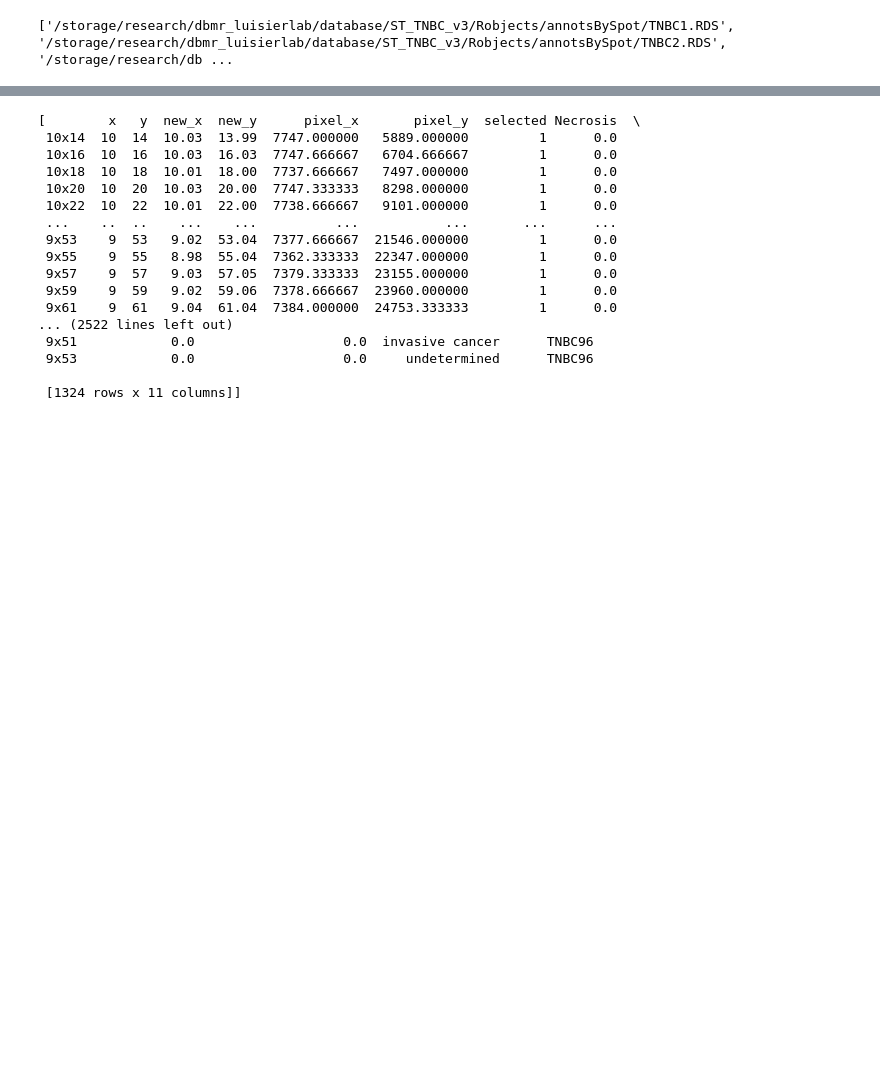
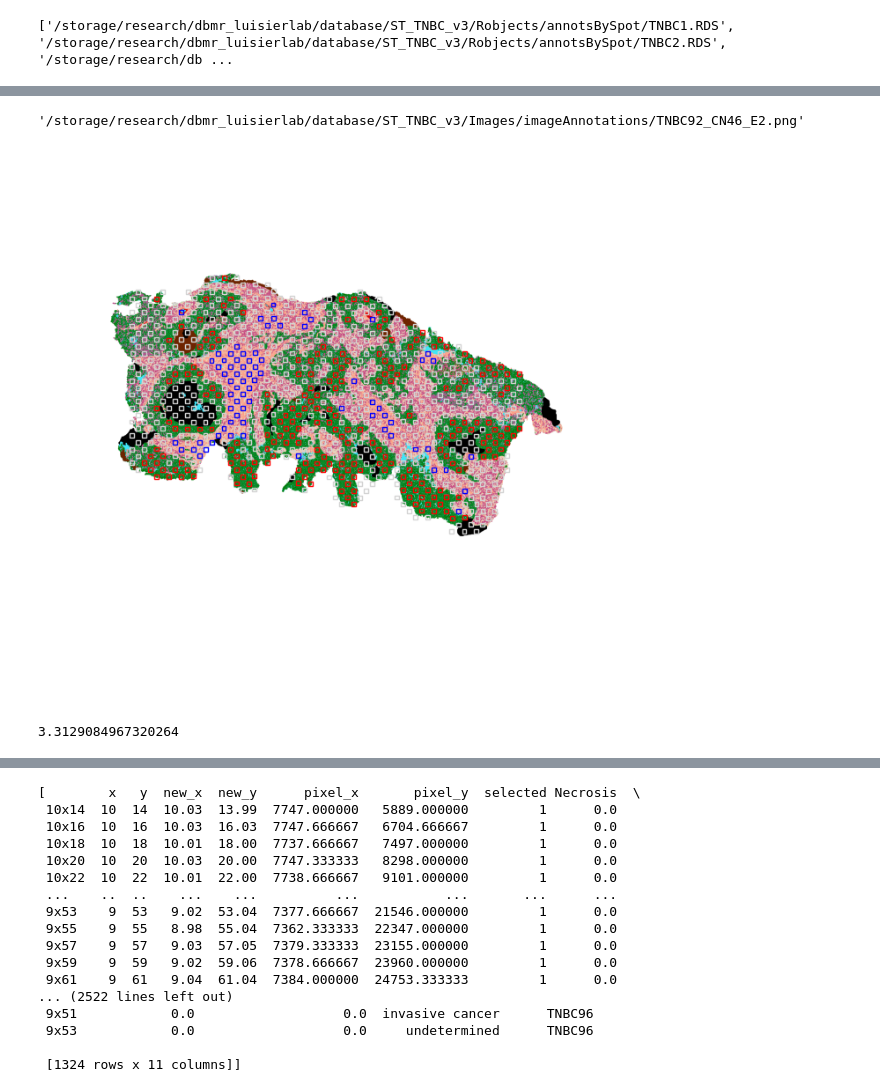
Before and after one commit to AI-for-RNA-Biology/TumorArchetype_FM, a Jupyter notebook: notebooks/TNBC/STTNBC.ipynb, the cells around one changed output, grey strips where cells are left out. Saved outputs shown, nothing was run; the diff lists cells and outputs as text; code cells hidden in the pictures; blank space fills up the shorter version.

```diff
--- a/notebooks/TNBC/STTNBC.ipynb
+++ b/notebooks/TNBC/STTNBC.ipynb
@@ -499,0 +465,54 @@ plt.plot(spots_df[spots_df['selected'] == 1]['pixel_x'], spots_df[spots_df['sele
+# %%
+images_annots[89]
+# %% [output]
+'/storage/research/dbmr_luisierlab/database/ST_TNBC_v3/Images/imageAnnotations/TNBC92_CN46_E2.png'
+# %%
+# load a jpg image
+import sys
+sys.path.append("../..")
+from digitalhistopathology.datasets.real_datasets import TNBCDataset
+idx = 89
+spots_df = robjects.r['readRDS'](spots_path[idx])
+spots_df = convert_to_df(spots_df)
+image_path = images_annots[idx]
+image = Image.open(image_path).convert("RGB").resize((9523, 9523))
+image = np.array(image)
+img_name = os.path.basename(image_path)
+
+annots = f"{dataDir}/Robjects/annotsBySpot/{img_name.replace('.jpg', '').split('_')[0]}.RDS"
+
+
+loaded_data = robjects.r['readRDS'](annots)
+
+# Extract 'annots'
+names = loaded_data.names
+for i, name in enumerate(names):
+    if name == 'annots':
+        annots_rds = loaded_data[i]
+annots_df = convert_to_df(annots_rds)
+
+from matplotlib.patches import Rectangle
+spots_df = spots_df[spots_df['selected'] == 1].merge(all_summarized_annots[idx].drop(["x", "y",
+                                                                                      "pixel_x",
+                                                                                      "pixel_y",
+                                                                                      "new_y",
+                                                                                      "new_x", "selected"],
+                                                                                      axis=1),
+                                                                                      left_index=True,
+                                                                                      right_index=True)
+if idx == 75:
+    image = np.rot90(image, k=-1)
+if idx == 89:
+    image = np.rot90(image, k=2)
+fig, ax = plt.subplots(figsize=(8, 8))
+ax.imshow(image)
+for i, spot in spots_df.iterrows():
+    color = TNBCDataset.PALETTE[spot['label']]
+    rect = Rectangle((spot['pixel_x']-spot_diameter_low_res/2, spot['pixel_y']-spot_diameter_low_res/2),
+                     spot_diameter_low_res,
+                     spot_diameter_low_res,
+                     linewidth=1, edgecolor=color, facecolor='none')
+    ax.add_patch(rect)
+ax.set_axis_off()
+# %% [output]
+[figure, added]
@@ -499,0 +537,4 @@ plt.plot(spots_df[spots_df['selected'] == 1]['pixel_x'], spots_df[spots_df['sele
+# %%
+20275/6120
+# %% [output]
+3.3129084967320264
```
Also changed, not shown: parts of 10 cells of this notebook, 20 other files.
